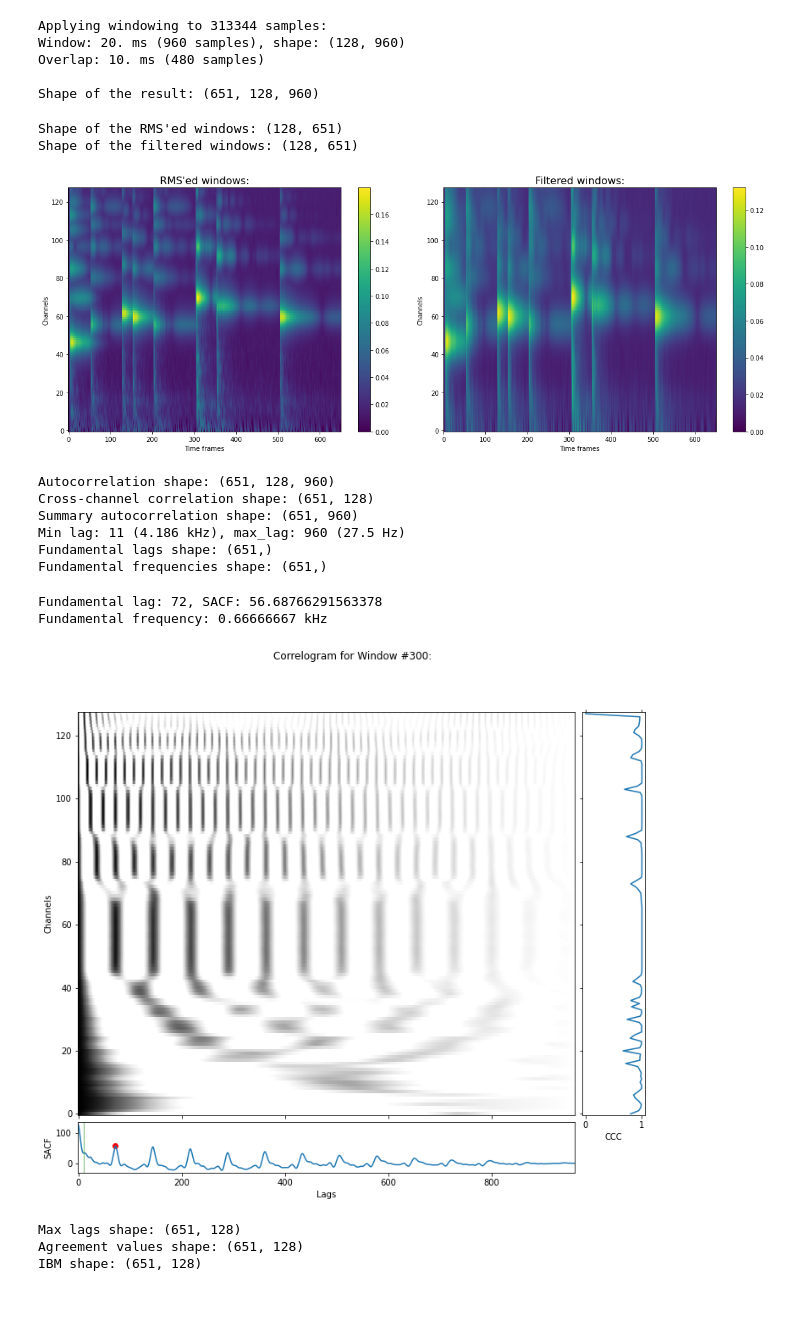
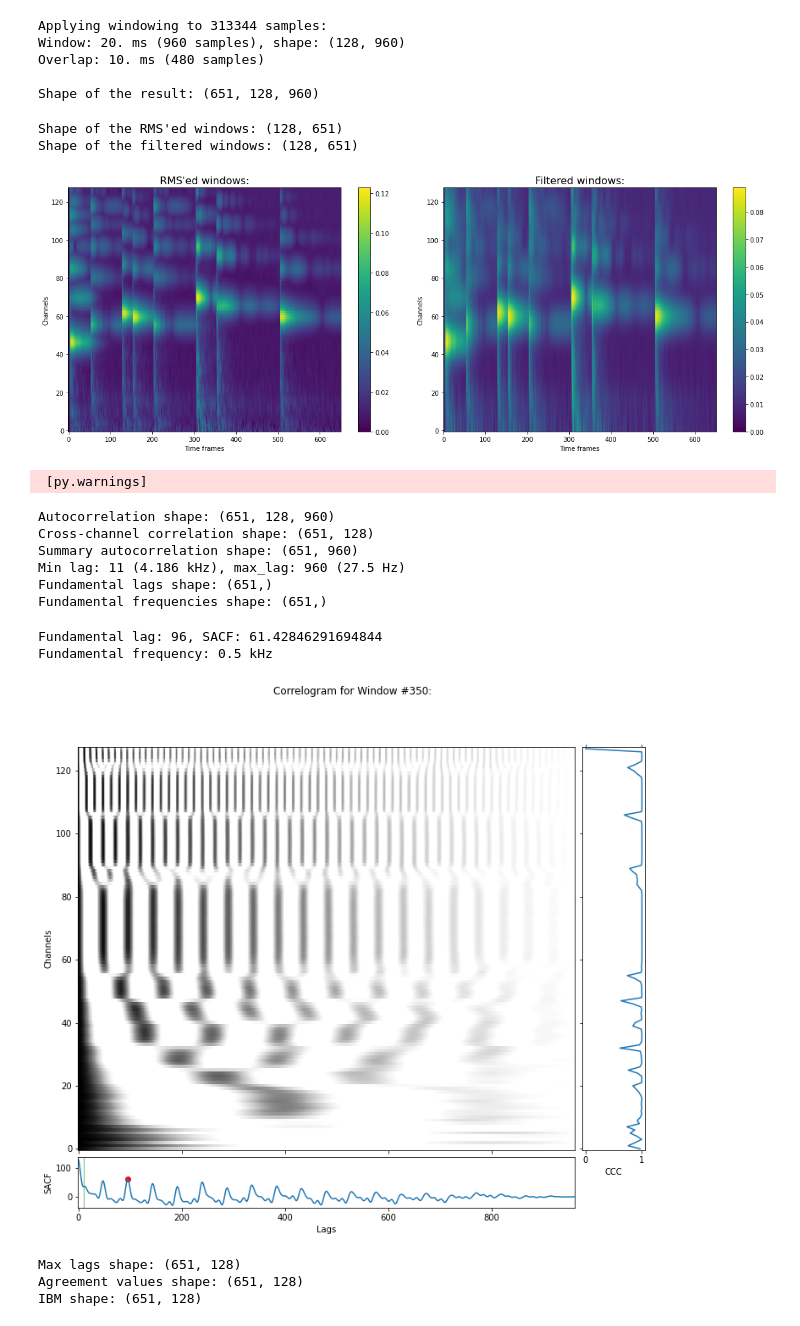
Before and after one commit to salveron/bachelors_thesis, a Jupyter notebook: notebooks/monophony.ipynb, the cells around one changed output. Saved outputs shown, nothing was run; the diff lists cells and outputs as text; code cells hidden in the pictures.

```diff
--- a/notebooks/monophony.ipynb
+++ b/notebooks/monophony.ipynb
@@ -1,6 +1,6 @@
 # %%
+%matplotlib inline
 from os.path import join as pjoin
-import numpy as np
 from brian2 import *
 from brian2hears import *
 np.seterr(divide="ignore", invalid="ignore")
@@ -8,7 +8,7 @@ np.seterr(divide="ignore", invalid="ignore")
 sound = Sound.load(pjoin("..", "data", "monophony", "Hedwig's Theme.wav"))
 noise_rate = 0.0001
 sound += noise_rate * Sound.whitenoise(sound.duration, sound.samplerate, sound.nchannels)
-# sound.save(pjoin("..", "data", "monophony", "Hedwig's Theme Noised.wav"))
+sound.save(pjoin("..", "data", "monophony", "Hedwig's Theme Noised.wav"))
 
 # Processing only left channel for now...
 sound = sound.left
@@ -20,18 +20,22 @@ max_freq = 4.186*kHz  # fundamental frequency of the highest piano key (C8, #88)
 cf = erbspace(min_freq, max_freq, nchannels)
 gammatone = Gammatone(sound, cf)
 cochlea = FunctionFilterbank(gammatone, lambda x: clip(x, 0, Inf)**(1.0/3.0))
-output = cochlea.process().T
+# cochleagram = cochlea.process().T
+
+bw = linspace(50*Hz, 1*kHz, nchannels)
+fc = np.vstack((cf - bw / 2, cf + bw / 2))
+cochleagram = Butterworth(cochlea, nchannels, 2, fc, btype="bandpass").process().T
 
 print(f"Duration: {sound.duration}, nsamples: {sound.nsamples}, samplerate: {sound.nsamples / sound.duration}")
-print(f"Shape of the result: {output.shape}")
+print(f"Shape of the result: {cochleagram.shape}")
 
-figure(figsize=(10, 7))
-img = imshow(output, origin='lower', aspect='auto', vmin=0)
-title("Cochleagram")
-xlabel("Samples")
-ylabel("Channels")
-colorbar(img)
-show()
+# figure(figsize=(12, 5))
+# img = imshow(cochleagram, origin='lower', aspect='auto', vmin=0)
+# title("Cochleagram")
+# xlabel("Samples")
+# ylabel("Channels")
+# colorbar(img)
+# show()
 # %% [output]
 Duration: 6.528 s, nsamples: 313344, samplerate: 48. kHz
 Shape of the result: (128, 313344)
@@ -39,11 +42,11 @@ Shape of the result: (128, 313344)
 # %%
 import skimage
-from scipy import signal
+# from scipy import signal
 
 samplerate = sound.nsamples / sound.duration
 window_length_s = 20 * msecond
 window_length = int(window_length_s * samplerate)
-window_shape = (output.shape[0], window_length)
+window_shape = (cochleagram.shape[0], window_length)
 overlap_s = 10 * msecond
 overlap = int(overlap_s * samplerate)
 
@@ -57,7 +60,7 @@ print(f"Applying windowing to {sound.nsamples} samples:\n"""
 # xlabel("Sample")
 # ylabel("Amplitude")
 
-windows = skimage.util.view_as_windows(output, window_shape, overlap).squeeze()
+windows = skimage.util.view_as_windows(cochleagram, window_shape, overlap).squeeze()
 # windows = np.apply_along_axis(lambda vec: signal.convolve(vec, window, mode="same"), 2, windows)
 
 print(f"Shape of the result: {windows.shape}")
@@ -94,7 +97,7 @@ show()
 # %% [output]
 Shape of the RMS'ed windows: (128, 651)
 Shape of the filtered windows: (128, 651)
-[figure, old version]
+[figure, new version]
 # %%
 # max_amplitudes_idxs = np.argmax(filtered_gaussian, axis=0)
 #
@@ -141,44 +144,45 @@ fundamental_frequencies = sound.samplerate / fundamental_lags
 print(f"Fundamental lags shape: {fundamental_lags.shape}")
 print(f"Fundamental frequencies shape: {fundamental_frequencies.shape}")
 # %% [output]
-Autocorrelation shape: (651, 128, 960)
-Cross-channel correlation shape: (651, 128)
-Summary autocorrelation shape: (651, 960)
-Min lag: 11 (4.186 kHz), max_lag: 960 (27.5 Hz)
-Fundamental lags shape: (651,)
-Fundamental frequencies shape: (651,)
+ [py.warnings]
+Autocorrelation shape: (651, 128, 960)
+Cross-channel correlation shape: (651, 128)
+Summary autocorrelation shape: (651, 960)
+Min lag: 11 (4.186 kHz), max_lag: 960 (27.5 Hz)
+Fundamental lags shape: (651,)
+Fundamental frequencies shape: (651,)
 # %%
-window_num = 300
+window_num = 350
 
 fig, ((ax1, ax2), (ax3, ax4)) = subplots(ncols=2, nrows=2, figsize=(12, 10), sharey="row", sharex="col", gridspec_kw={"width_ratios": [8, 1],
-                                                                                                                      "height_ratios": [8, 1]})
+                                                                                                                  "height_ratios": [8, 1]})
 ax4.set_visible(False)
 fig.suptitle(f"Correlogram for Window #{window_num}:")
 subplots_adjust(wspace=0.03, hspace=0.03)
 
 img = ax1.imshow(autocorr[window_num], origin='lower', aspect='auto', vmin=0, interpolation="none", cmap='Greys')
 ax1.set_ylabel("Channels")
 # fig.colorbar(img, ax=ax1)
 
 ax2.plot(crosscorr[window_num], np.arange(autocorr.shape[1]))
 ax2.set_xlabel("CCC")
 ax2.tick_params(axis="x", reset=True)
 
 fundamental_lag = fundamental_lags[window_num]
 print(f"Fundamental lag: {fundamental_lag}, SACF: {sacf[window_num, fundamental_lag]}\n"
       f"Fundamental frequency: {sound.samplerate / fundamental_lag}")
 
 ax3.plot(sacf[window_num])
 ax3.scatter(fundamental_lag, sacf[window_num, fundamental_lag], color="red")
 ax3.axvline(min_lag, color="green", linewidth=0.5)
 ax3.set_xlabel("Lags")
 ax3.set_ylabel("SACF")
 
 show()
 # %% [output]
-Fundamental lag: 72, SACF: 56.68766291563378
-Fundamental frequency: 0.66666667 kHz
+Fundamental lag: 96, SACF: 61.42846291694844
+Fundamental frequency: 0.5 kHz
-[figure, old version]
+[figure, new version]
 # %%
 # Max values of the autocorrelation for each T-F unit
 max_lags = autocorr[:, :, min_lag:max_lag].max(axis=2)
```
Also changed, not shown: parts of 6 cells of this notebook, 6 other files.
